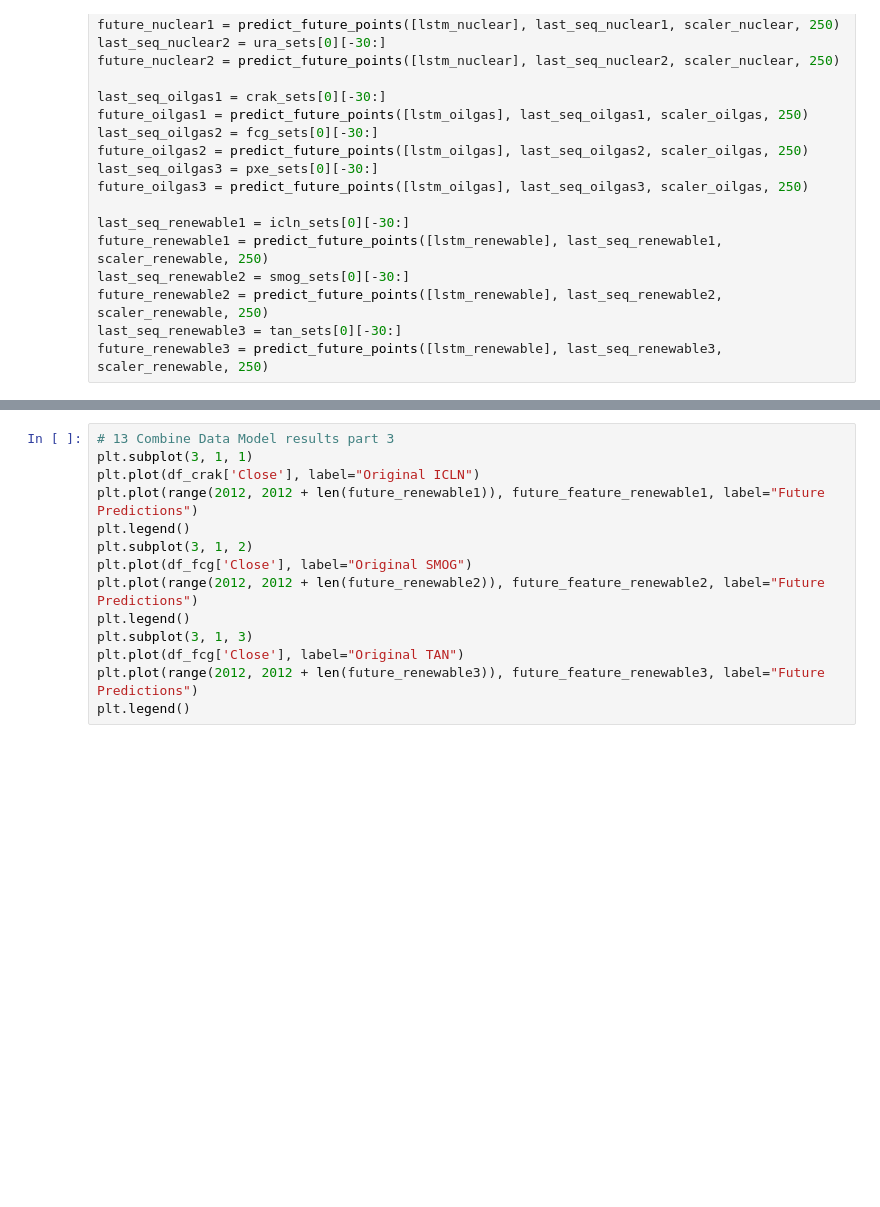
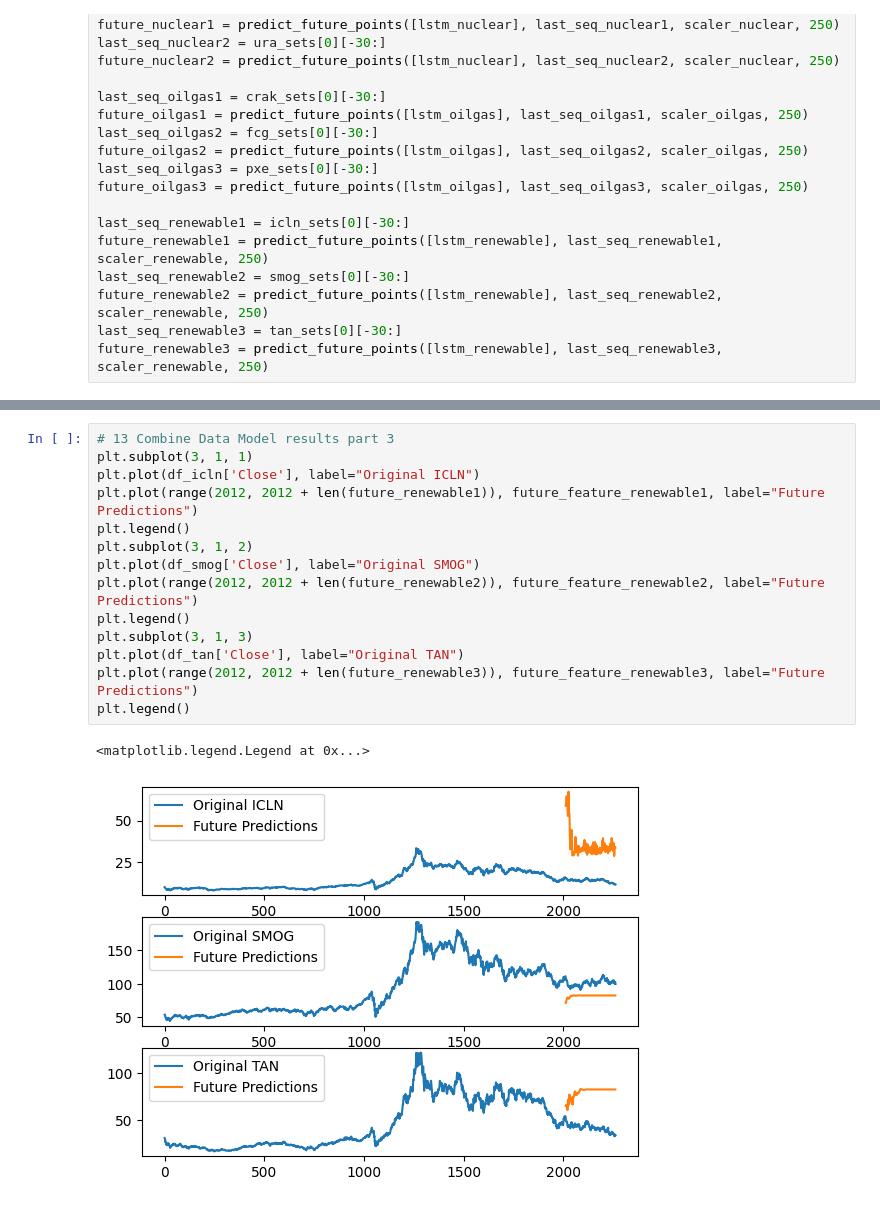
Before and after one commit to theophilus28/ML-Energy-Stock-Predictor, a Jupyter notebook: EnergyStockPredictor_lstm.ipynb, the cells around one changed output, grey strips where cells are left out. Saved outputs shown, nothing was run; the diff lists cells and outputs as text; blank space fills up the shorter version.

```diff
--- a/EnergyStockPredictor_lstm.ipynb
+++ b/EnergyStockPredictor_lstm.ipynb
@@ -507,14 +511,17 @@ plt.legend()
 # %%
 # 13 Combine Data Model results part 3
 plt.subplot(3, 1, 1)
-plt.plot(df_crak['Close'], label="Original ICLN")
+plt.plot(df_icln['Close'], label="Original ICLN")
 plt.plot(range(2012, 2012 + len(future_renewable1)), future_feature_renewable1, label="Future Predictions")
 plt.legend()
 plt.subplot(3, 1, 2)
-plt.plot(df_fcg['Close'], label="Original SMOG")
+plt.plot(df_smog['Close'], label="Original SMOG")
 plt.plot(range(2012, 2012 + len(future_renewable2)), future_feature_renewable2, label="Future Predictions")
 plt.legend()
 plt.subplot(3, 1, 3)
-plt.plot(df_fcg['Close'], label="Original TAN")
+plt.plot(df_tan['Close'], label="Original TAN")
 plt.plot(range(2012, 2012 + len(future_renewable3)), future_feature_renewable3, label="Future Predictions")
 plt.legend()
+# %% [output]
+<matplotlib.legend.Legend at 0x...>
+[figure, added]
```
Also changed, not shown: parts of 8 cells of this notebook, 2 other files.
